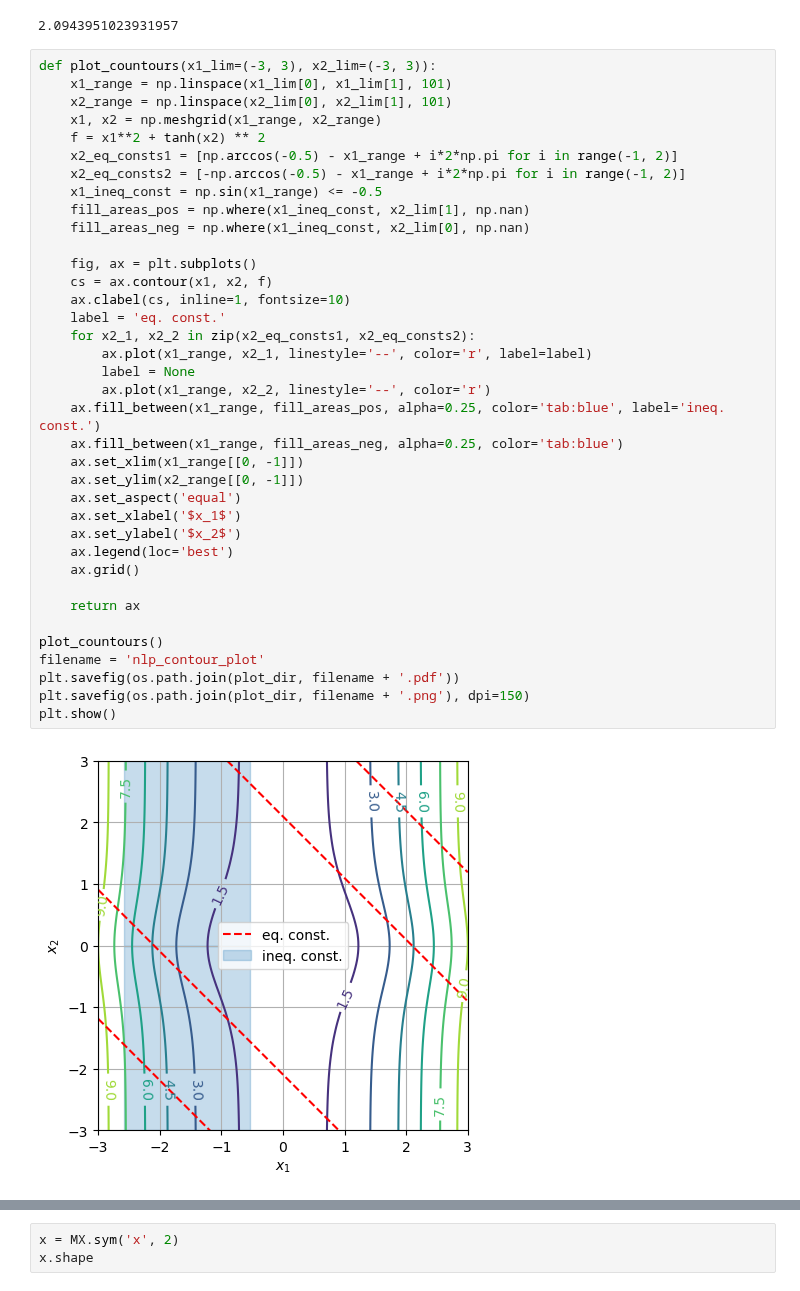
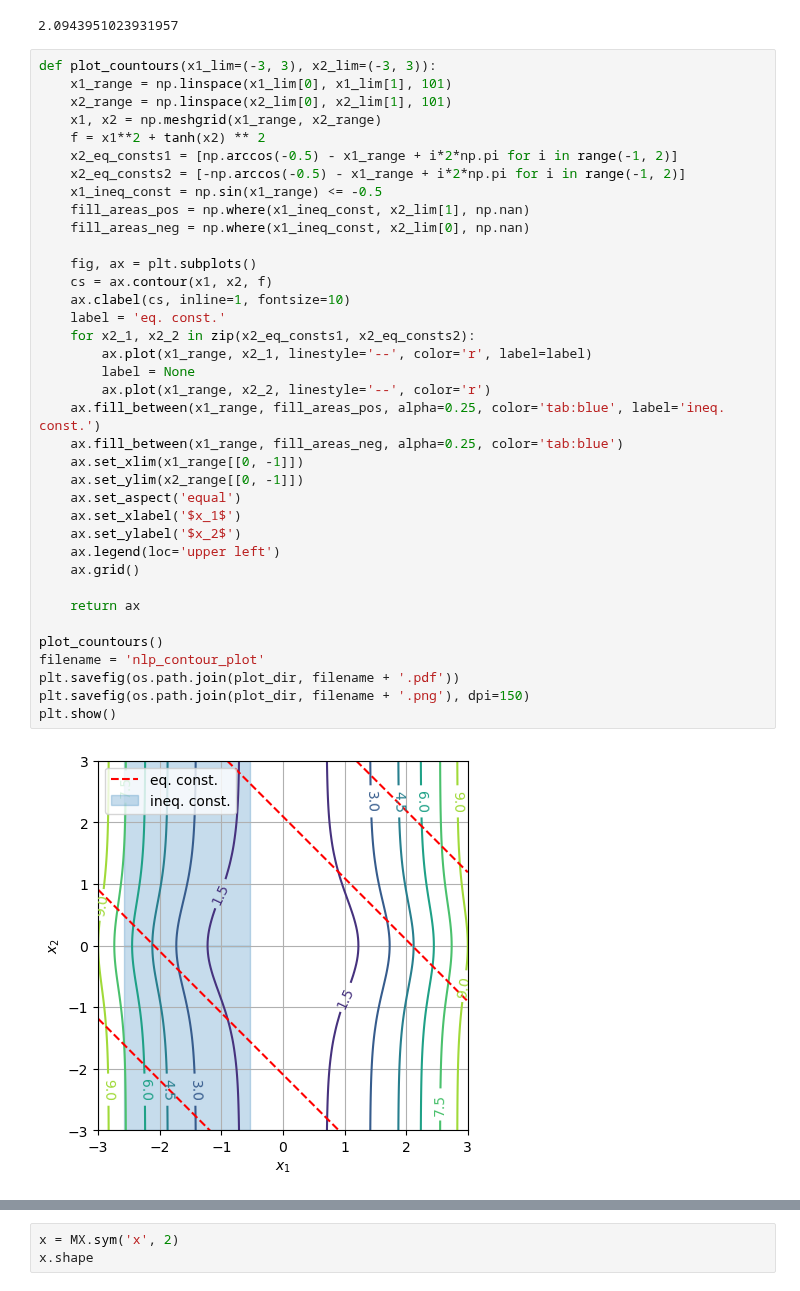
Before and after one commit to billtubbs/casadi-examples, a Jupyter notebook: 3-Nonlinear-Programming.ipynb, the cells around one changed output, grey strips where cells are left out. Drawn from its saved outputs; the diff is of its cells as text.

```diff
--- a/3-Nonlinear-Programming.ipynb
+++ b/3-Nonlinear-Programming.ipynb
@@ -41,32 +41,32 @@ def plot_countours(x1_lim=(-3, 3), x2_lim=(-3, 3)):
     x2_eq_consts2 = [-np.arccos(-0.5) - x1_range + i*2*np.pi for i in range(-1, 2)]
     x1_ineq_const = np.sin(x1_range) <= -0.5
     fill_areas_pos = np.where(x1_ineq_const, x2_lim[1], np.nan)
     fill_areas_neg = np.where(x1_ineq_const, x2_lim[0], np.nan)
 
     fig, ax = plt.subplots()
     cs = ax.contour(x1, x2, f)
     ax.clabel(cs, inline=1, fontsize=10)
     label = 'eq. const.'
     for x2_1, x2_2 in zip(x2_eq_consts1, x2_eq_consts2):
         ax.plot(x1_range, x2_1, linestyle='--', color='r', label=label)
         label = None
         ax.plot(x1_range, x2_2, linestyle='--', color='r')
     ax.fill_between(x1_range, fill_areas_pos, alpha=0.25, color='tab:blue', label='ineq. const.')
     ax.fill_between(x1_range, fill_areas_neg, alpha=0.25, color='tab:blue')
     ax.set_xlim(x1_range[[0, -1]])
     ax.set_ylim(x2_range[[0, -1]])
     ax.set_aspect('equal')
     ax.set_xlabel('$x_1$')
     ax.set_ylabel('$x_2$')
-    ax.legend(loc='best')
+    ax.legend(loc='upper left')
     ax.grid()
 
     return ax
 
 plot_countours()
 filename = 'nlp_contour_plot'
 plt.savefig(os.path.join(plot_dir, filename + '.pdf'))
 plt.savefig(os.path.join(plot_dir, filename + '.png'), dpi=150)
 plt.show()
 # %% [output]
-[figure, old version]
+[figure, new version]
```
Also changed, not shown: parts of 32 cells of this notebook.
